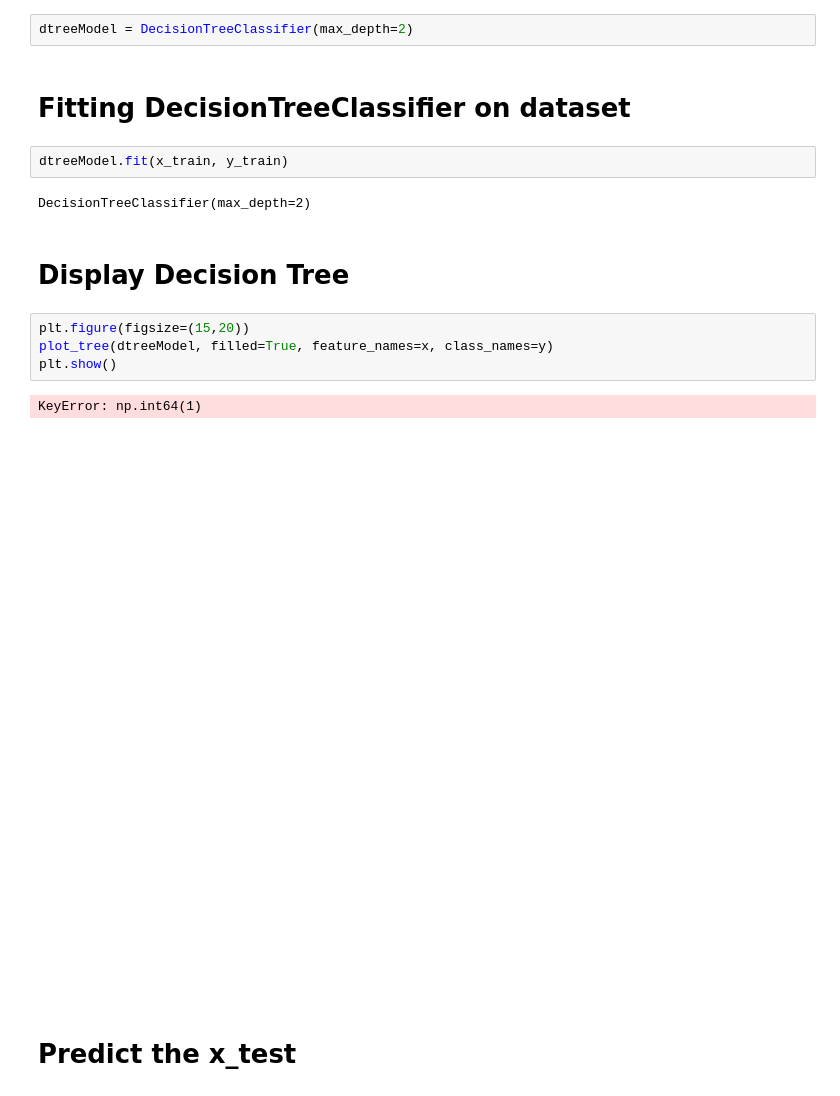
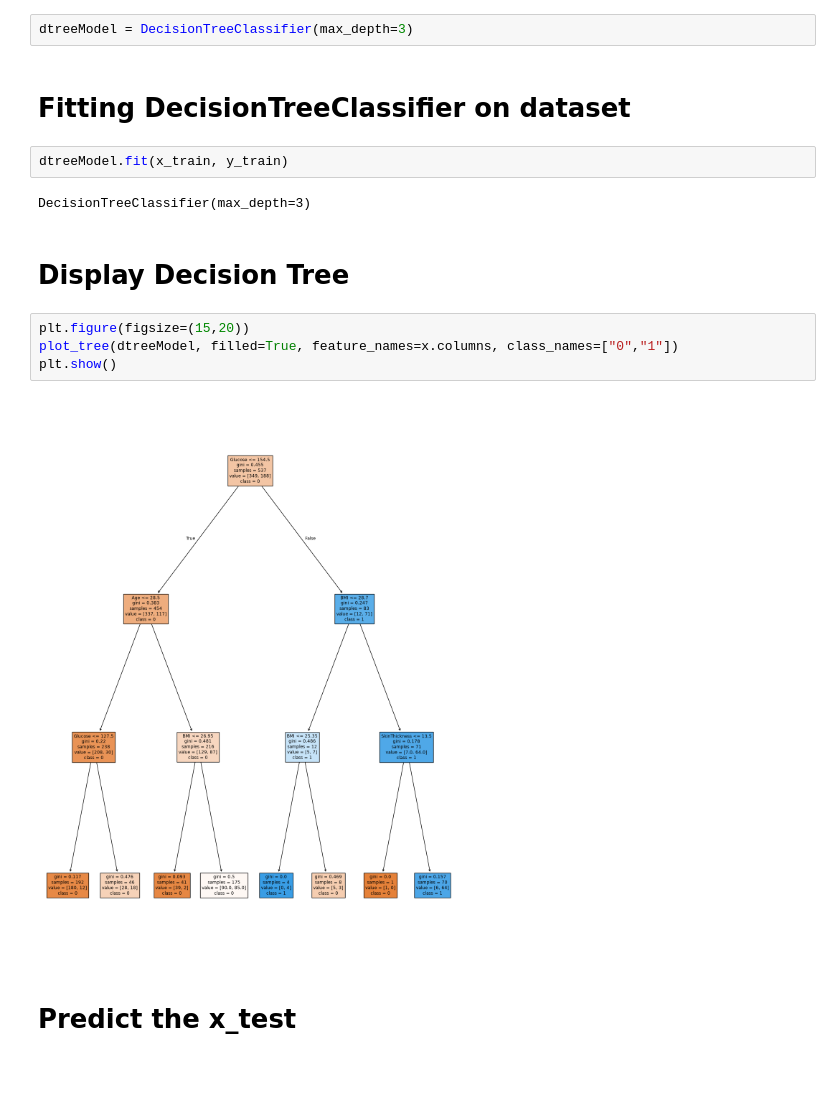
Before and after one commit to Jarvish1xyz/Sem-5, a Jupyter notebook: ML/Lab-8/Lab8_EMPTY copy.ipynb, the cells around one changed output. Drawn from its saved outputs; the diff is of its cells as text.

```diff
--- a/ML/Lab-8/Lab8_EMPTY copy.ipynb
+++ b/ML/Lab-8/Lab8_EMPTY copy.ipynb
@@ -175,22 +175,21 @@ x_train, x_test, y_train, y_test = train_test_split(x, y, test_size=0.3, random_
 from sklearn.tree import DecisionTreeClassifier
 from sklearn.tree import plot_tree
 # %%
-dtreeModel = DecisionTreeClassifier(max_depth=2)
+dtreeModel = DecisionTreeClassifier(max_depth=3)
 # %% [markdown]
 # Fitting DecisionTreeClassifier   on dataset
 # %%
 dtreeModel.fit(x_train, y_train)
 # %% [output]
-DecisionTreeClassifier(max_depth=2)
+DecisionTreeClassifier(max_depth=3)
 # %% [markdown]
 # Display Decision Tree
 # %%
 plt.figure(figsize=(15,20))
-plot_tree(dtreeModel, filled=True, feature_names=x, class_names=y)
+plot_tree(dtreeModel, filled=True, feature_names=x.columns, class_names=["0","1"])
 plt.show()
 # %% [output]
-KeyError: np.int64(1)
-[figure, old version]
+[figure, new version]
 # %% [markdown]
 # Predict the x_test
 # %%
```
Also changed, not shown: parts of 3 cells of this notebook, 5 other files.
